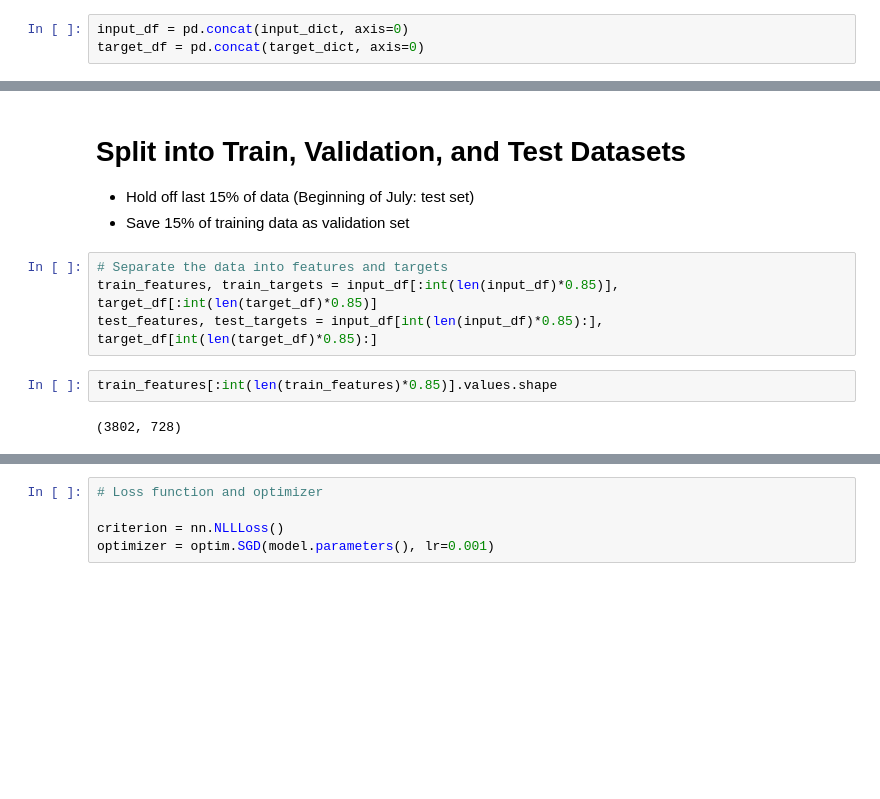
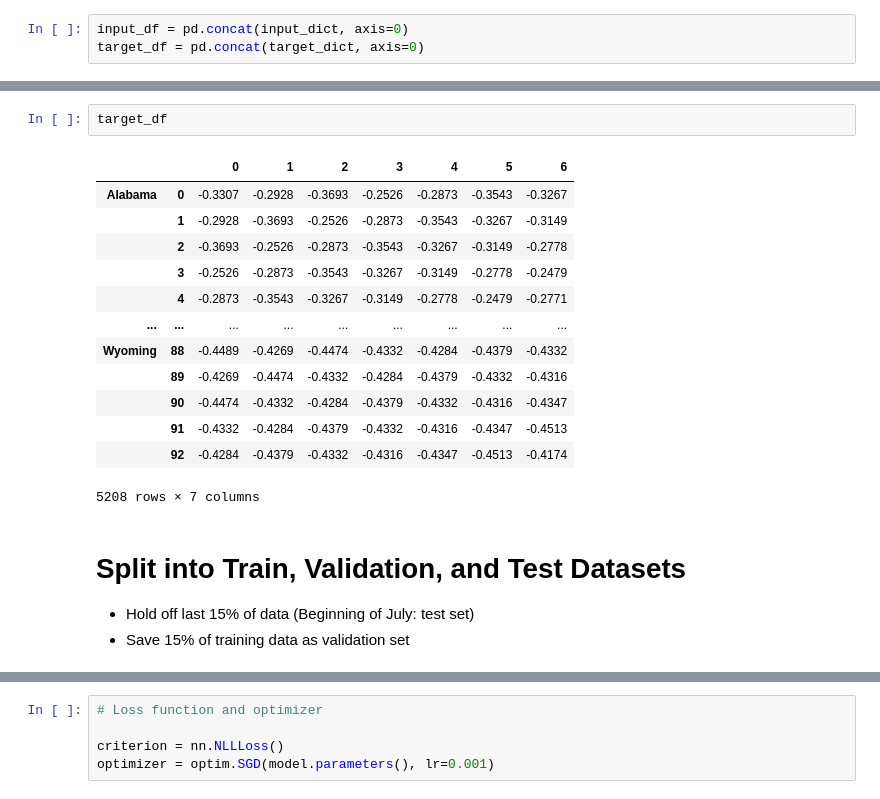
Before and after one commit to jungsNN/covid19-forecast, a Jupyter notebook: roughdraft_5.ipynb, the cells around one changed output, grey strips where cells are left out. Saved outputs shown, nothing was run; the diff lists cells and outputs as text; blank space fills up the shorter version.

```diff
--- a/roughdraft_5.ipynb
+++ b/roughdraft_5.ipynb
@@ -393,12 +431,20 @@ len(input_df)
+# %%
+target_df
+# %% [output]
+|  |  | 0 | 1 | 2 | 3 | 4 | 5 | 6 |
+| Alabama | 0 | -0.3307 | -0.2928 | -0.3693 | -0.2526 | -0.2873 | -0.3543 | -0.3267 |
+|  | 1 | -0.2928 | -0.3693 | -0.2526 | -0.2873 | -0.3543 | -0.3267 | -0.3149 |
+|  | 2 | -0.3693 | -0.2526 | -0.2873 | -0.3543 | -0.3267 | -0.3149 | -0.2778 |
+|  | 3 | -0.2526 | -0.2873 | -0.3543 | -0.3267 | -0.3149 | -0.2778 | -0.2479 |
+|  | 4 | -0.2873 | -0.3543 | -0.3267 | -0.3149 | -0.2778 | -0.2479 | -0.2771 |
+| ... | ... | ... | ... | ... | ... | ... | ... | ... |
+| Wyoming | 88 | -0.4489 | -0.4269 | -0.4474 | -0.4332 | -0.4284 | -0.4379 | -0.4332 |
+|  | 89 | -0.4269 | -0.4474 | -0.4332 | -0.4284 | -0.4379 | -0.4332 | -0.4316 |
+|  | 90 | -0.4474 | -0.4332 | -0.4284 | -0.4379 | -0.4332 | -0.4316 | -0.4347 |
+|  | 91 | -0.4332 | -0.4284 | -0.4379 | -0.4332 | -0.4316 | -0.4347 | -0.4513 |
+|  | 92 | -0.4284 | -0.4379 | -0.4332 | -0.4316 | -0.4347 | -0.4513 | -0.4174 |
+5208 rows × 7 columns
 # %% [markdown]
 # Split into Train, Validation, and Test Datasets
 * Hold off last 15% of data (Beginning of July: test set)
 * Save 15% of training data as validation set
-# %%
-# Separate the data into features and targets
-train_features, train_targets = input_df[:int(len(input_df)*0.85)], target_df[:int(len(target_df)*0.85)]
-test_features, test_targets = input_df[int(len(input_df)*0.85):], target_df[int(len(target_df)*0.85):]
-# %%
-train_features[:int(len(train_features)*0.85)].values.shape
-# %% [output]
-(3802, 728)
```
Also changed, not shown: parts of 18 cells of this notebook, 3 other files.
